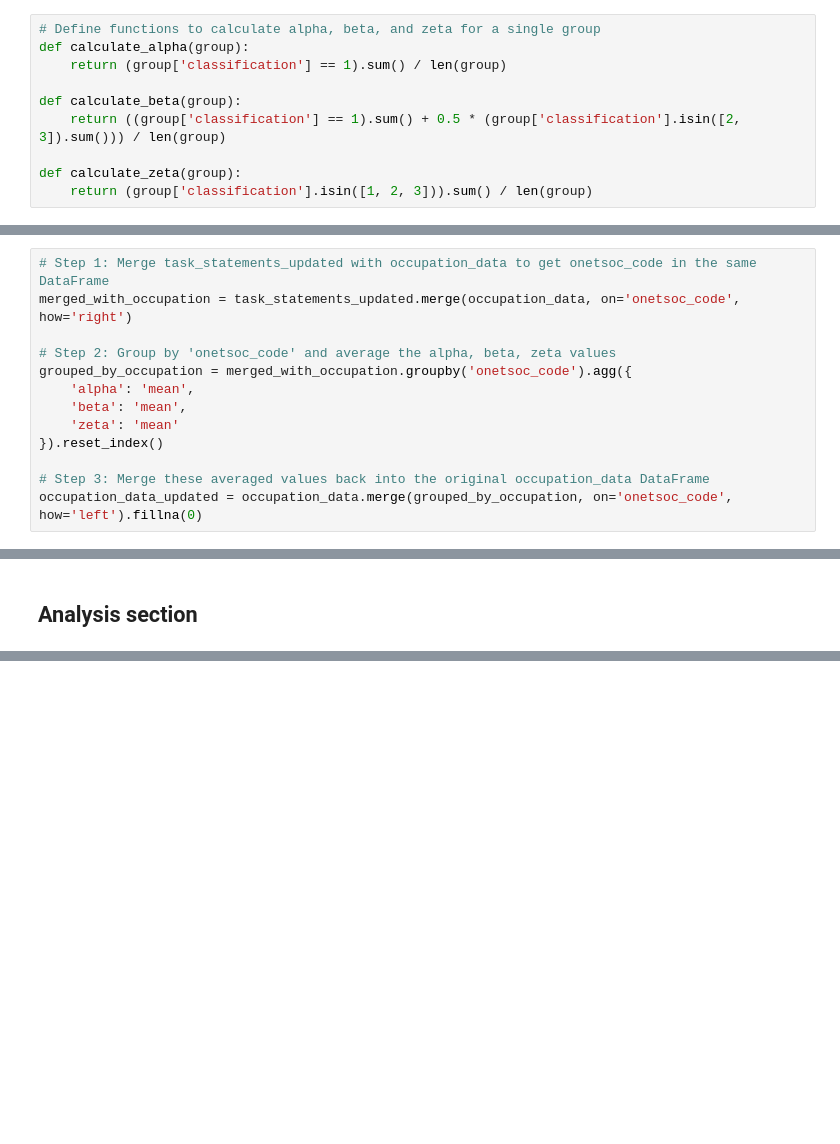
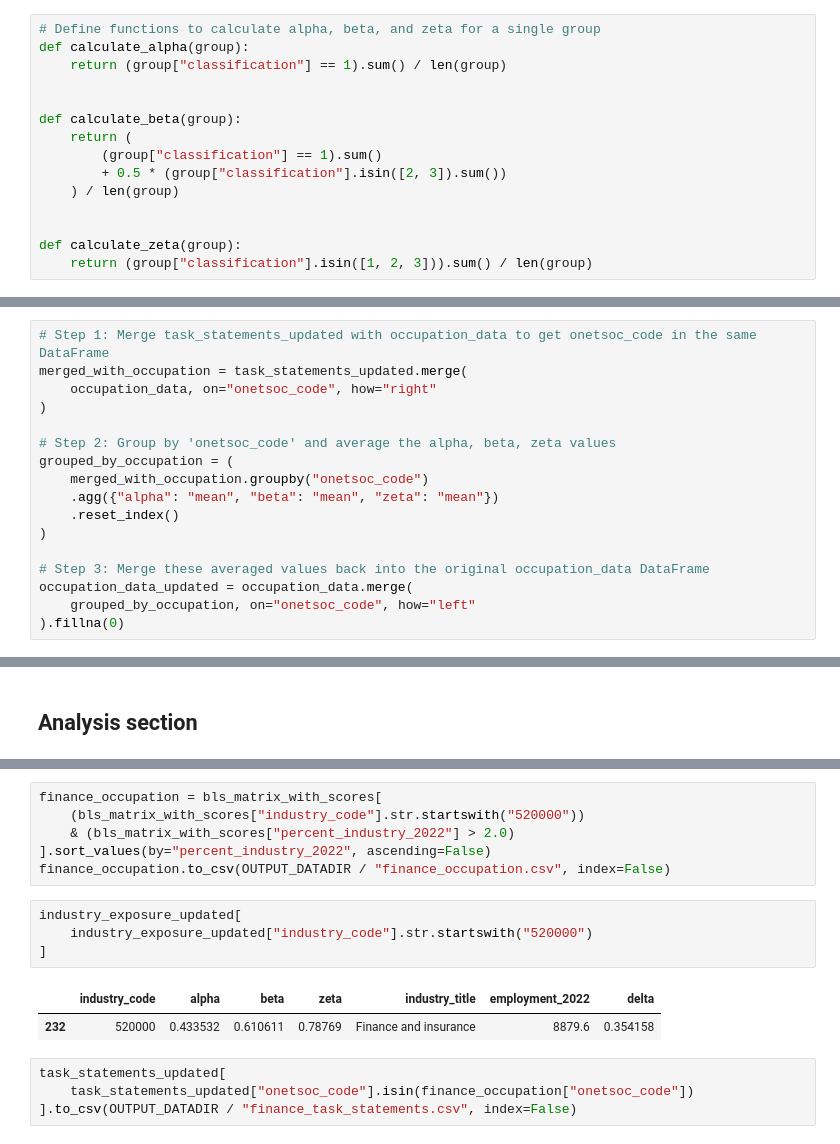
Before and after one commit to radoshi/gptsaregpts, a Jupyter notebook: notebooks/analysis.ipynb, the cells around one changed output, grey strips where cells are left out. Cells and saved outputs as stored; diff of their text form; blank space fills up the shorter version.

```diff
--- a/notebooks/analysis.ipynb
+++ b/notebooks/analysis.ipynb
@@ -34,13 +36,18 @@ Zeta is normalized count of class 1 or 2 or 3.
 # %%
 # Define functions to calculate alpha, beta, and zeta for a single group
 def calculate_alpha(group):
-    return (group['classification'] == 1).sum() / len(group)
+    return (group["classification"] == 1).sum() / len(group)
+
 
 def calculate_beta(group):
-    return ((group['classification'] == 1).sum() + 0.5 * (group['classification'].isin([2, 3]).sum())) / len(group)
+    return (
+        (group["classification"] == 1).sum()
+        + 0.5 * (group["classification"].isin([2, 3]).sum())
+    ) / len(group)
+
 
 def calculate_zeta(group):
-    return (group['classification'].isin([1, 2, 3])).sum() / len(group)
+    return (group["classification"].isin([1, 2, 3])).sum() / len(group)
 # %% [markdown]
 ## Calculate exposure values for tasks.
 
@@ -69,17 +85,21 @@ task_statements_updated = task_statements.merge(grouped_df, on='task_id', how='l
 3. Merge back with `occupation_data` to create `occupation_data_updated`.
 # %%
 # Step 1: Merge task_statements_updated with occupation_data to get onetsoc_code in the same DataFrame
-merged_with_occupation = task_statements_updated.merge(occupation_data, on='onetsoc_code', how='right')
+merged_with_occupation = task_statements_updated.merge(
+    occupation_data, on="onetsoc_code", how="right"
+)
 
 # Step 2: Group by 'onetsoc_code' and average the alpha, beta, zeta values
-grouped_by_occupation = merged_with_occupation.groupby('onetsoc_code').agg({
-    'alpha': 'mean',
-    'beta': 'mean',
-    'zeta': 'mean'
-}).reset_index()
+grouped_by_occupation = (
+    merged_with_occupation.groupby("onetsoc_code")
+    .agg({"alpha": "mean", "beta": "mean", "zeta": "mean"})
+    .reset_index()
+)
 
 # Step 3: Merge these averaged values back into the original occupation_data DataFrame
-occupation_data_updated = occupation_data.merge(grouped_by_occupation, on='onetsoc_code', how='left').fillna(0)
+occupation_data_updated = occupation_data.merge(
+    grouped_by_occupation, on="onetsoc_code", how="left"
+).fillna(0)
 # %% [markdown]
 ## Calculate `bls_matrix` from `occupation_data`
 
@@ -247,3 +334,20 @@ plt.tight_layout()
 plt.show()
 # %% [output]
 [figure]
+# %%
+finance_occupation = bls_matrix_with_scores[
+    (bls_matrix_with_scores["industry_code"].str.startswith("520000"))
+    & (bls_matrix_with_scores["percent_industry_2022"] > 2.0)
+].sort_values(by="percent_industry_2022", ascending=False)
+finance_occupation.to_csv(OUTPUT_DATADIR / "finance_occupation.csv", index=False)
+# %%
+industry_exposure_updated[
+    industry_exposure_updated["industry_code"].str.startswith("520000")
+]
+# %% [output]
+|  | industry_code | alpha | beta | zeta | industry_title | employment_2022 | delta |
+| 232 | 520000 | 0.433532 | 0.610611 | 0.78769 | Finance and insurance | 8879.6 | 0.354158 |
+# %%
+task_statements_updated[
+    task_statements_updated["onetsoc_code"].isin(finance_occupation["onetsoc_code"])
+].to_csv(OUTPUT_DATADIR / "finance_task_statements.csv", index=False)
```
Also changed, not shown: parts of 16 cells of this notebook, 1 other file.
